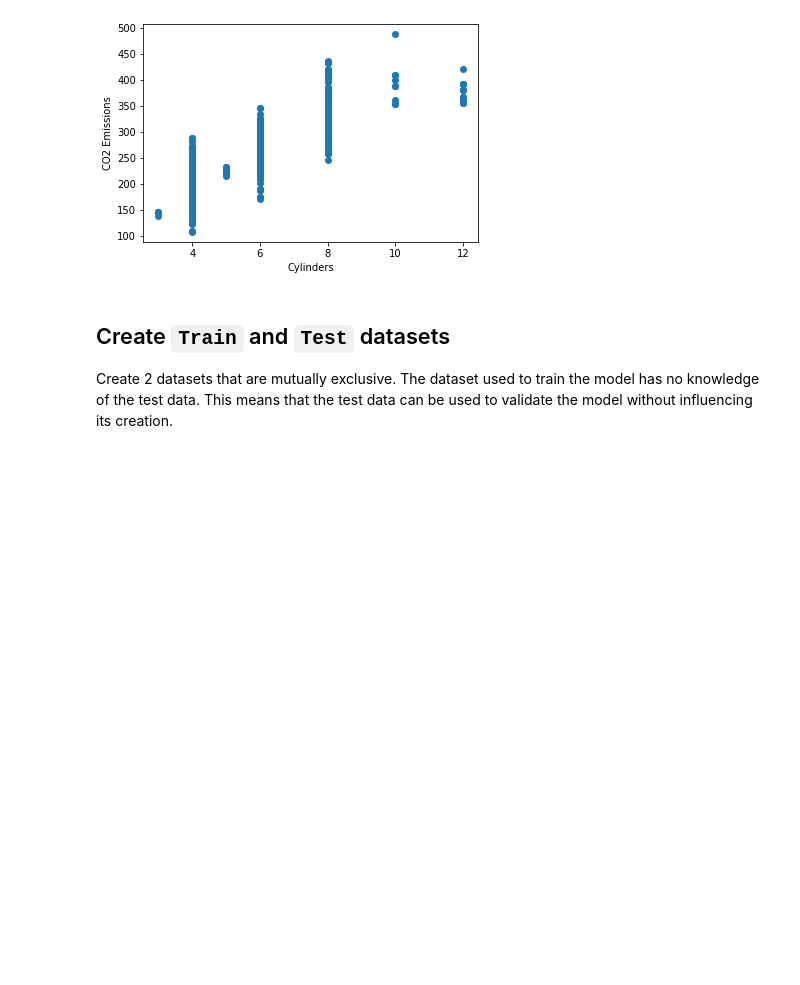
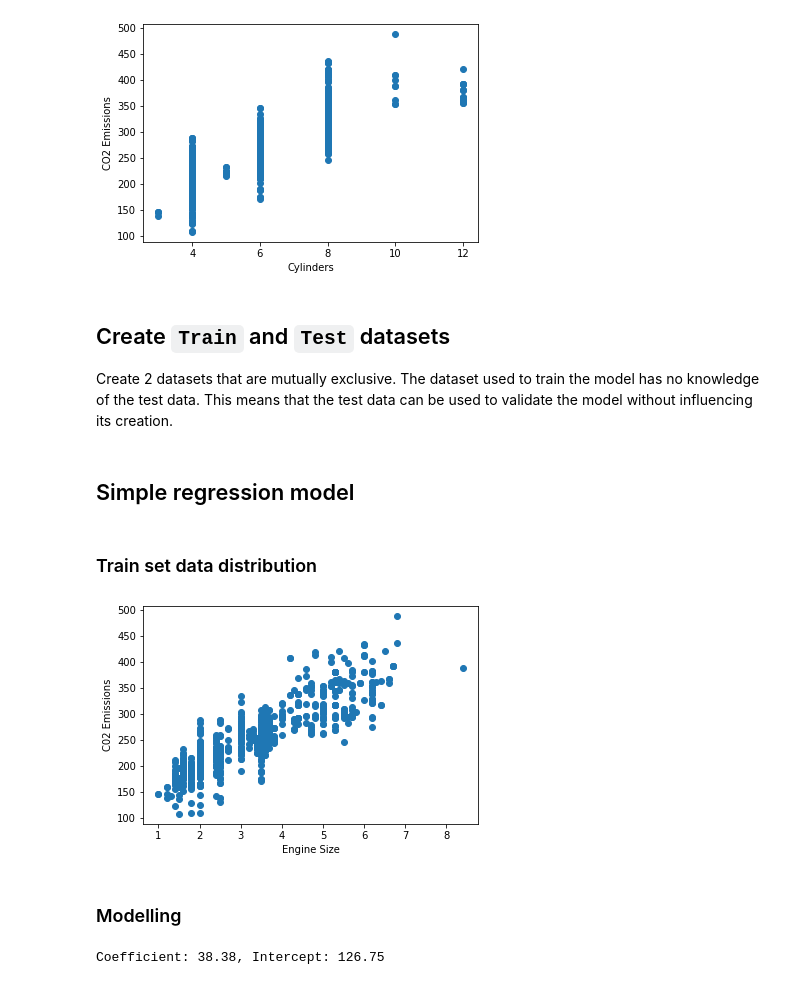
Before and after one commit to AnielShri/ML0101EN, a Jupyter notebook: notebooks/M02L01-Linear_Regression.ipynb, the cells around one changed output. Cells and saved outputs as stored; diff of their text form; code cells hidden in the pictures; blank space fills up the shorter version.

```diff
--- a/notebooks/M02L01-Linear_Regression.ipynb
+++ b/notebooks/M02L01-Linear_Regression.ipynb
@@ -95,3 +95,34 @@ plt.show()
 ## Create `Train` and `Test` datasets
 
 Create 2 datasets that are mutually exclusive. The dataset used to train the model has no knowledge of the test data. This means that the test data can be used to validate the model without influencing its creation.
+# %%
+mask = np.random.rand(len(df)) < 0.8
+
+train_set = cdf[mask]
+test_set  = cdf[mask]
+# %% [markdown]
+## Simple regression model
+# %% [markdown]
+### Train set data distribution
+# %%
+plt.scatter(train_set.ENGINESIZE, train_set.CO2EMISSIONS)
+plt.xlabel("Engine Size")
+plt.ylabel("CO2 Emissions")
+plt.show()
+# %% [output]
+[figure, added]
+# %% [markdown]
+### Modelling
+# %%
+from sklearn import linear_model
+
+regr_model = linear_model.LinearRegression()
+
+train_x = np.asanyarray(train_set[["ENGINESIZE"]])
+train_y = np.asanyarray(train_set[["CO2EMISSIONS"]])
+
+regr_model.fit(train_x, train_y)
+
+print("Coefficient: {:.2f}, Intercept: {:.2f}".format(float(regr_model.coef_), float(regr_model.intercept_)))
+# %% [output]
+Coefficient: 38.38, Intercept: 126.75
```
Also changed, not shown: parts of 4 cells of this notebook.
